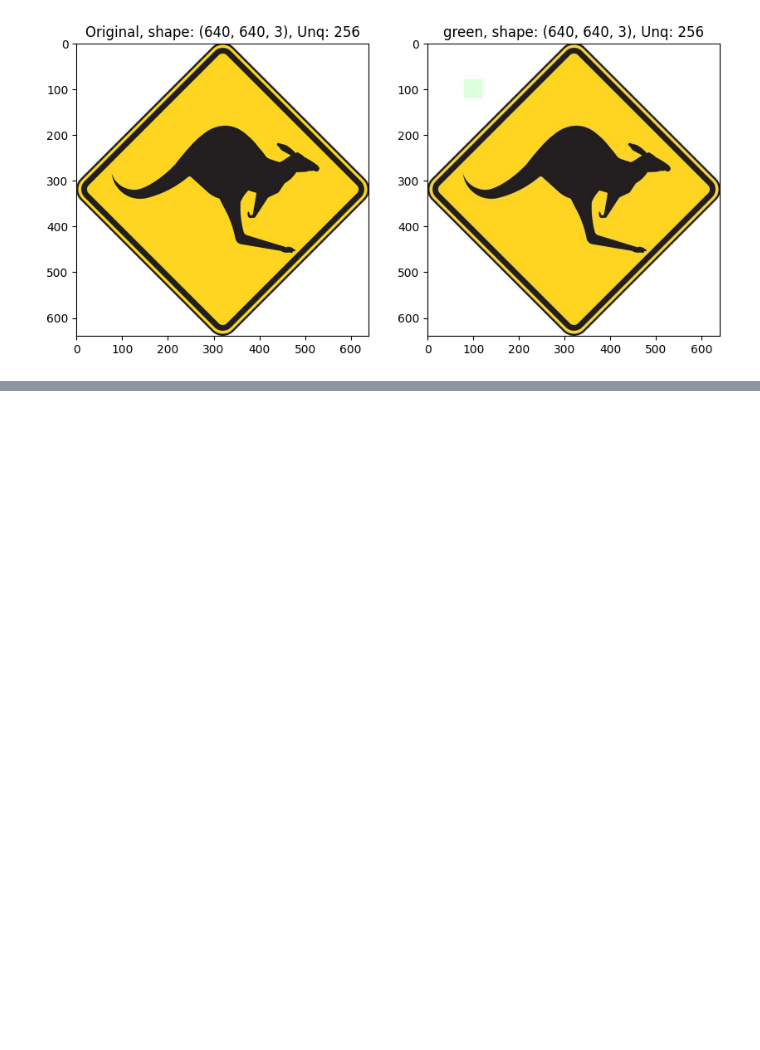
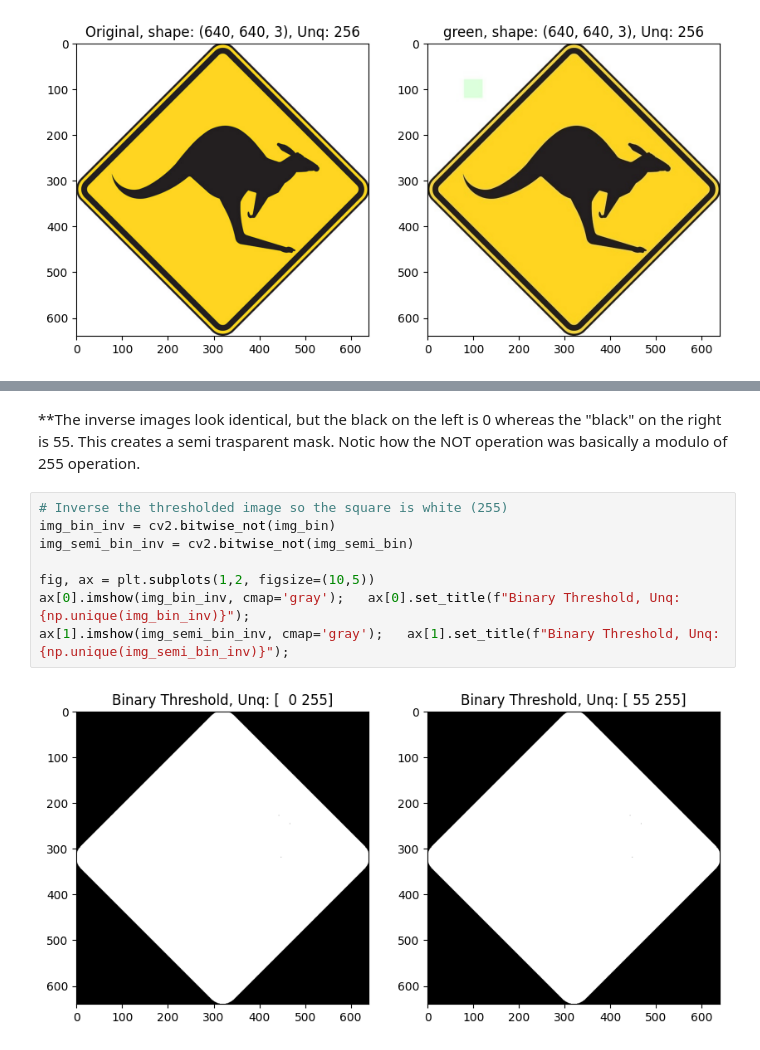
Before and after one commit to kurtgrothe/opencv, a Jupyter notebook: courses/1-mastering-opencv-with-python/modules/2-basic-img-operations/code/4-alpha_ch.ipynb, the cells around one changed output, grey strips where cells are left out. Drawn from its saved outputs; the diff is of its cells as text; blank space fills up the shorter version.

```diff
--- a/courses/1-mastering-opencv-with-python/modules/2-basic-img-operations/code/4-alpha_ch.ipynb
+++ b/courses/1-mastering-opencv-with-python/modules/2-basic-img-operations/code/4-alpha_ch.ipynb
@@ -46,0 +59,12 @@ _, img_bin2 = cv2.threshold(img, 230, 255, cv2.THRESH_BINARY)
+# %% [markdown]
+**The inverse images look identical, but the black on the left is 0 whereas the "black" on the right is 55.  This creates a semi trasparent mask.  Notic how the NOT operation was basically a modulo of 255 operation.
+# %%
+# Inverse the thresholded image so the square is white (255)
+img_bin_inv = cv2.bitwise_not(img_bin)
+img_semi_bin_inv = cv2.bitwise_not(img_semi_bin)
+
+fig, ax = plt.subplots(1,2, figsize=(10,5))
+ax[0].imshow(img_bin_inv, cmap='gray');   ax[0].set_title(f"Binary Threshold, Unq: {np.unique(img_bin_inv)}");
+ax[1].imshow(img_semi_bin_inv, cmap='gray');   ax[1].set_title(f"Binary Threshold, Unq: {np.unique(img_semi_bin_inv)}");
+# %% [output]
+[figure, added]
```
Also changed, not shown: parts of 13 cells of this notebook, 2 other files.
